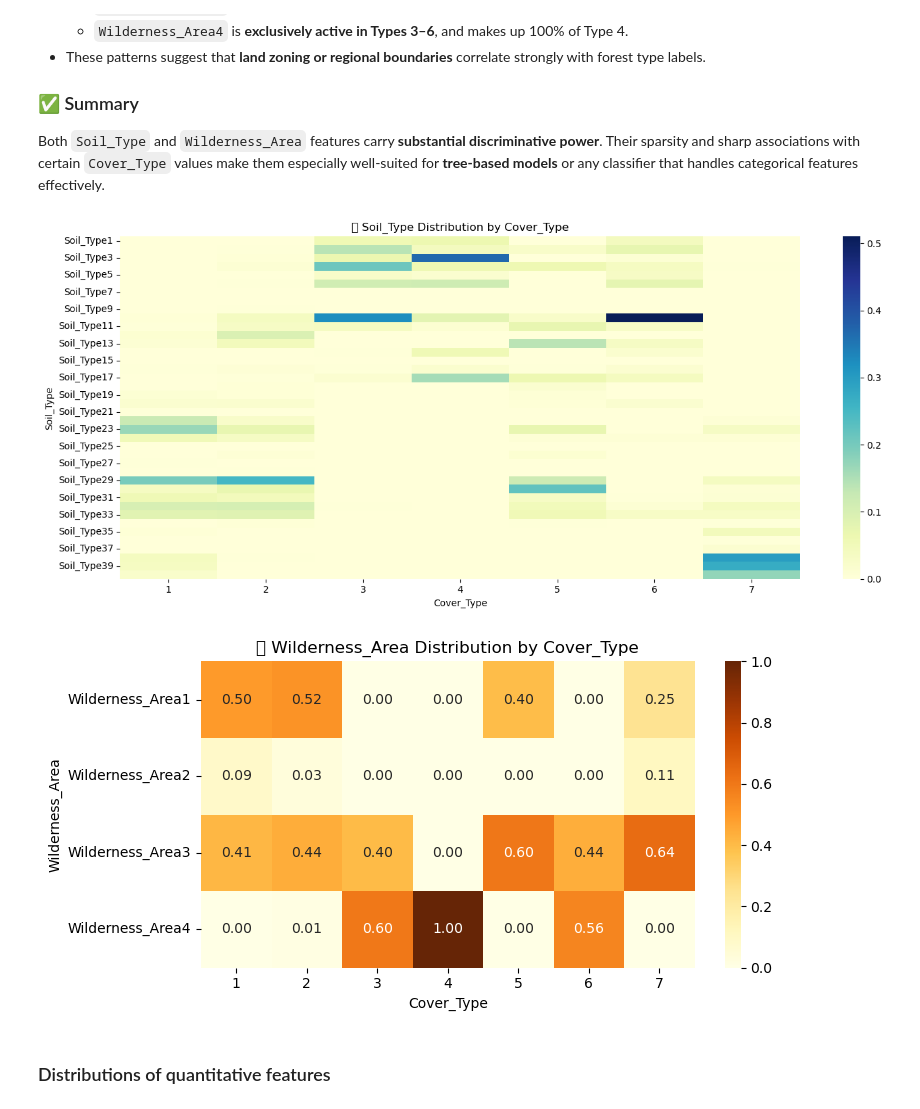
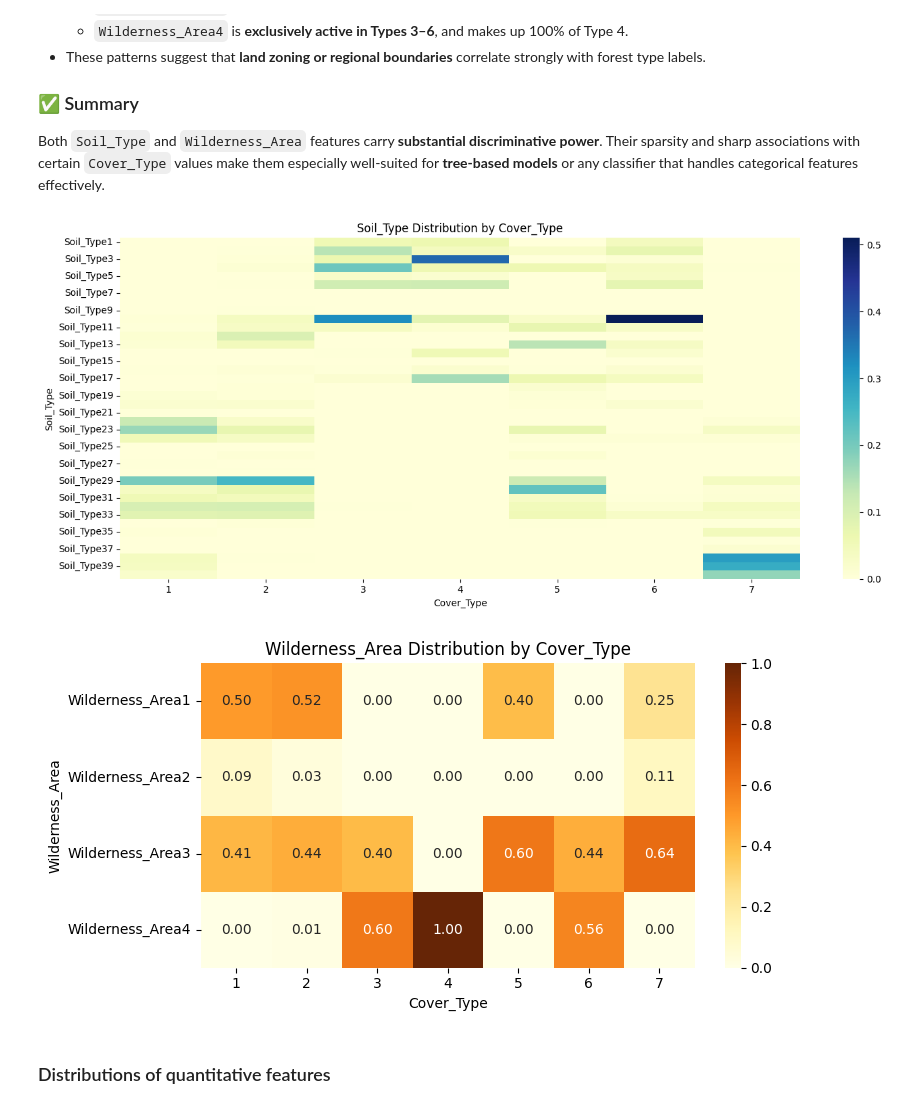
Before and after one commit to antosquicciarini/as-testdatascience-1, a Jupyter notebook: notebooks/covertype.ipynb, the cells around one changed output. Saved outputs shown, nothing was run; the diff lists cells and outputs as text; code cells hidden in the pictures.

```diff
--- a/notebooks/covertype.ipynb
+++ b/notebooks/covertype.ipynb
@@ -304,38 +315,34 @@ The heatmaps below illustrate how the binary-encoded `Soil_Type` and `Wilderness
 ### ✅ Summary
 Both `Soil_Type` and `Wilderness_Area` features carry **substantial discriminative power**. Their sparsity and sharp associations with certain `Cover_Type` values make them especially well-suited for **tree-based models** or any classifier that handles categorical features effectively.
 # %%
-import pandas as pd
-import matplotlib.pyplot as plt
-import seaborn as sns
-
 # Select binary columns
 soil_cols = [col for col in df.columns if col.startswith("Soil_Type")]
 wilderness_cols = [col for col in df.columns if col.startswith("Wilderness_Area")]
 
 # Grouped frequency by Cover_Type (mean of 0/1 indicates percentage of rows in each group)
 soil_distribution = df.groupby("Cover_Type")[soil_cols].mean()
 wilderness_distribution = df.groupby("Cover_Type")[wilderness_cols].mean()
 
 # Plotting heatmap for Soil_Type
 plt.figure(figsize=(14, 6))
 sns.heatmap(soil_distribution.T, cmap="YlGnBu", annot=False, cbar=True)
-plt.title("📊 Soil_Type Distribution by Cover_Type")
+plt.title("Soil_Type Distribution by Cover_Type")
 plt.xlabel("Cover_Type")
 plt.ylabel("Soil_Type")
 plt.tight_layout()
 plt.show()
 
 # Plotting heatmap for Wilderness_Area
 plt.figure(figsize=(8, 4))
 sns.heatmap(wilderness_distribution.T, cmap="YlOrBr", annot=True, fmt=".2f", cbar=True)
-plt.title("🏞️ Wilderness_Area Distribution by Cover_Type")
+plt.title("Wilderness_Area Distribution by Cover_Type")
 plt.xlabel("Cover_Type")
 plt.ylabel("Wilderness_Area")
 plt.tight_layout()
 plt.show()
 # %% [output]
 [figure]
-[figure, old version]
+[figure, new version]
 # %% [markdown]
 ### Distributions of quantitative features
 # %%
```
Also changed, not shown: parts of 17 cells of this notebook, 4 other files.
